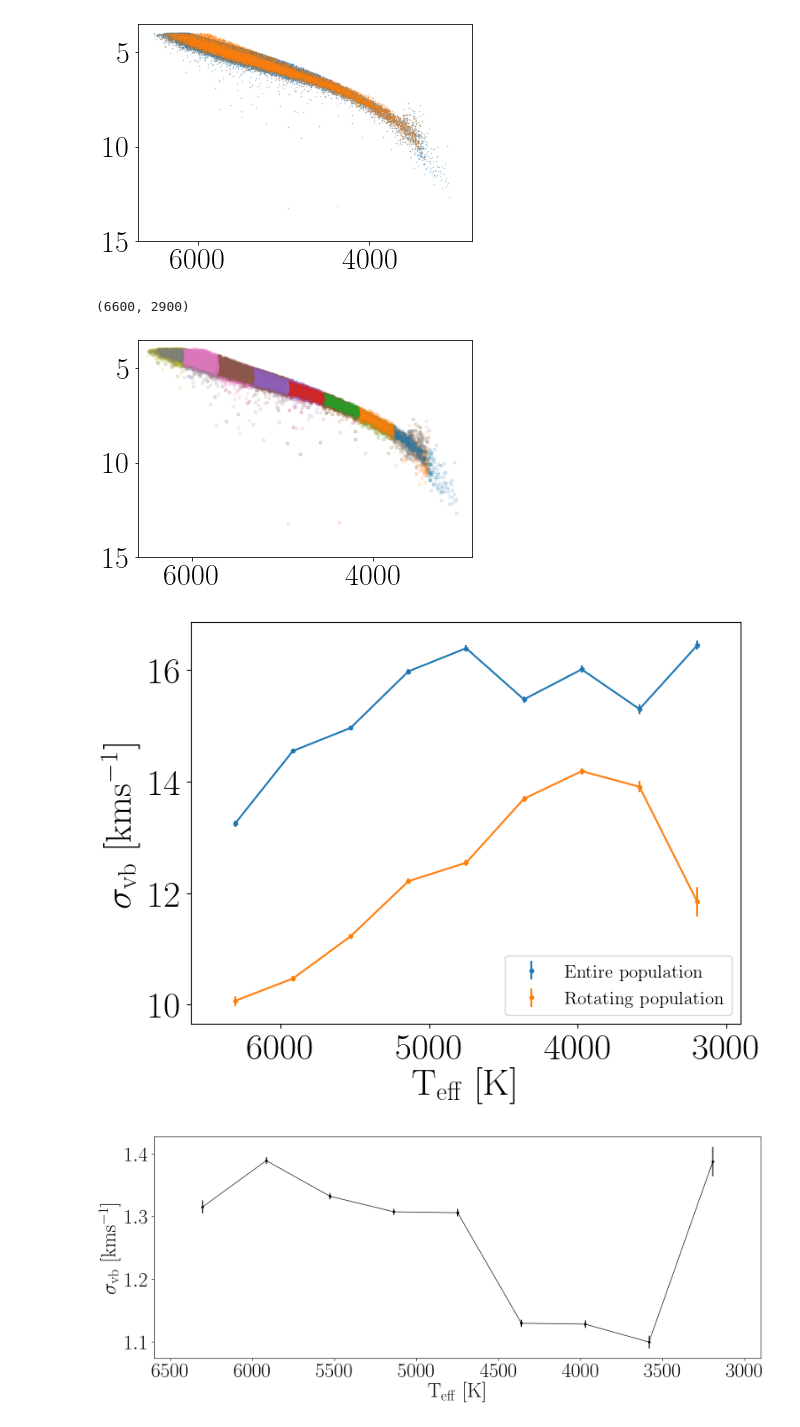
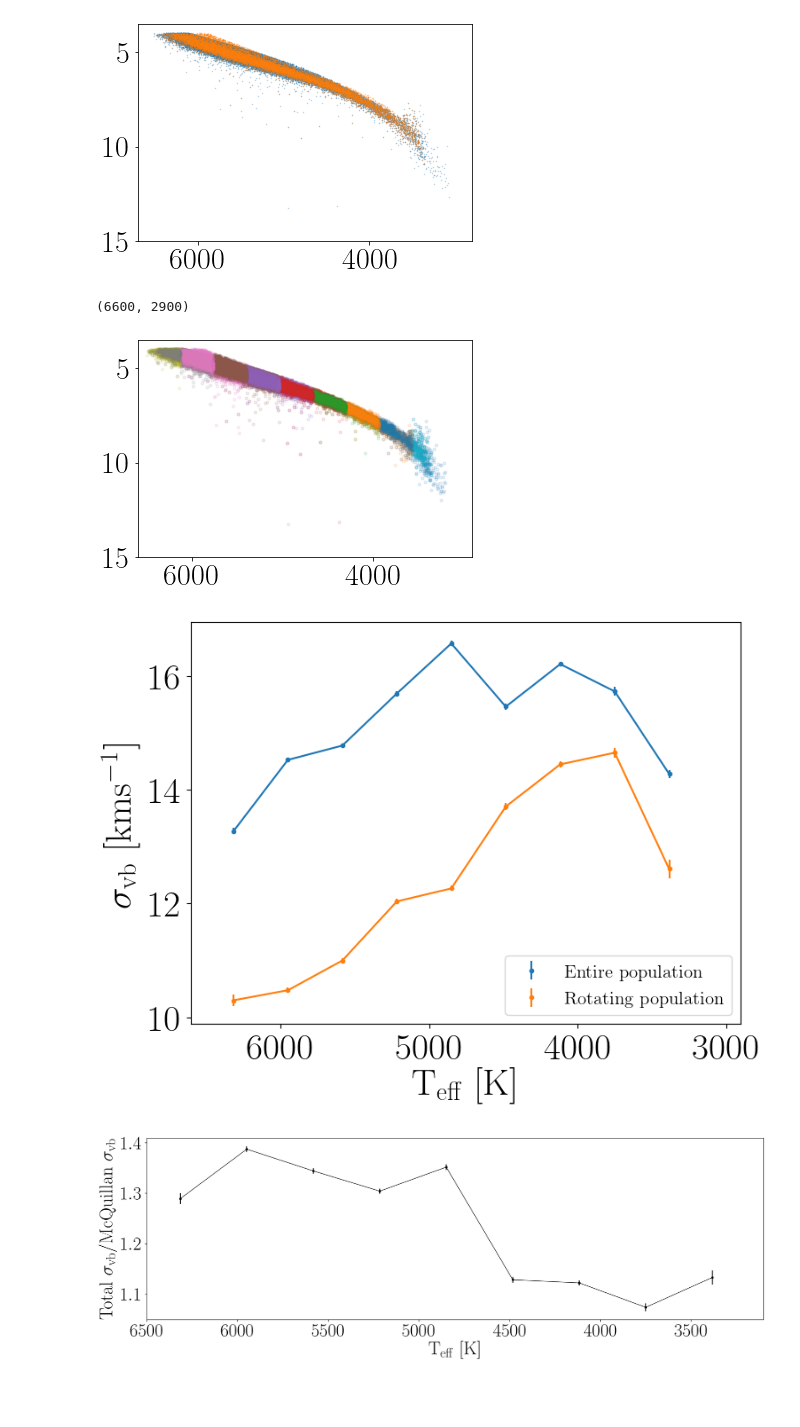
Before and after one commit to RuthAngus/kinematics-and-rotation, a Jupyter notebook: figure_codez/Compare_to_field.ipynb, the cells around one changed output. Drawn from its saved outputs; the diff is of its cells as text; code cells hidden in the pictures; blank space fills up the shorter version.

```diff
--- a/figure_codez/Compare_to_field.ipynb
+++ b/figure_codez/Compare_to_field.ipynb
@@ -22,10 +22,10 @@ plotpar = {'axes.labelsize': 30,
            'text.usetex': True}
 plt.rcParams.update(plotpar)
 # %%
-gaia_mc0 = pd.read_csv("gaia_mc5.csv")
+gaia_mc0 = pd.read_csv("../code/gaia_mc5.csv")
 print(len(gaia_mc0))
 
-travis = pd.read_csv("../figure_codez/Ruth_McQuillan_Masses_Out.csv")
+travis = pd.read_csv("Ruth_McQuillan_Masses_Out.csv")
 masses = pd.DataFrame(dict({"kepid": travis.KIC.values, "Mass": travis.iso_mass.values}))
 masses.head()
 gaia_mc0 = pd.merge(masses, gaia_mc0, how="right", on="kepid", suffixes=["_berger", ""])
@@ -35,12 +35,6 @@ gaia_mc0 = gaia_mc0.iloc[gaia_mc0.abs_G.values > 4]
 # Cut out photometric binaries.
 m = gaia_mc0.flag.values == 1
 gaia_mc1 = gaia_mc0.iloc[m]*1
-# print(np.shape(gaia_mc1), "no visual binaries or subgiants")
-# gaia_mc1 = gaia_mc0*1
-
-# plt.plot(gaia_mc0.bp_dered - gaia_mc0.rp_dered, gaia_mc0.abs_G, ".", alpha=.1)
-# plt.plot(gaia_mc1.bp_dered - gaia_mc1.rp_dered, gaia_mc1.abs_G, ".", alpha=.1)
-# plt.ylim(10, 1)
 
 # Cut out stars with large vb uncertainties.
 m = gaia_mc1.vb_err.values < 1.
@@ -48,10 +42,6 @@ print(np.shape(gaia_mc1.iloc[m]), "no large vb uncertainties")
 
 m &= gaia_mc1.phot_g_mean_mag.values < 16.
 print(np.shape(gaia_mc1.iloc[m]), "no faint stars")
-
-# Cut out rapid rotators (synchronized binaries)
-# m &= gaia_mc1.age.values > .5
-# print(np.shape(gaia_mc1.iloc[m]), "no rapid rotators")
 
 # Cut out very hot and very cold stars. The hot limit is usually 5000 and the cool usually 3500
 mint, maxt = 3000, 6500
@@ -63,10 +53,6 @@ bmax = 15
 m &= (gaia_mc1.b.values < bmax)
 print(np.shape(gaia_mc1.iloc[m]), "no high latitude stars")
 
-# # Restrict to stars with Vz
-# m &= np.isfinite(gaia_mc1.vz.values)
-# print(np.shape(gaia_mc1.iloc[m]), "only stars with Vz")
-
 gaia_mc = gaia_mc1.iloc[m]
 # %% [output]
 31357
@@ -124,7 +104,7 @@ plt.xlim(6700, 2800)
 # %%
 from kinematics_and_rotation.dispersion import select_stars
 
-teff_bins = np.linspace(3000, 6500, 10)
+teff_bins = np.linspace(3200, 6500, 10)
 mid_teff_bins = teff_bins[:-1] + .5*np.diff(teff_bins)
 kep_masks = select_stars(df1, teff_bins, "color_teffs")
 mc_masks = select_stars(gaia_mc, teff_bins, "color_teffs")
@@ -137,7 +117,7 @@ plt.ylim(15, 3.5)
 plt.xlim(6600, 2900)
 # %% [output]
 (6600, 2900)
-[figure, old version]
+[figure, new version]
 # %%
 def mc_uncert(values, uncerts, nsamps):
     resamp_values = np.random.randn(len(values), nsamps)*uncerts[:, None] + values[:, None]
@@ -171,21 +151,20 @@ plt.xlabel("$\mathrm{T_{eff}~[K]}$")
 plt.ylabel("$\mathrm{\sigma_{vb}~[kms^{-1}]}$")
 plt.xlim(6600, 2900);
 # %% [output]
-[figure, old version]
+[figure, new version]
 # %%
 plt.figure(figsize=(16, 6), dpi=200)
 
 plt.errorbar(mid_teff_bins, all_sigmavb/rot_sigmavb, yerr=np.sqrt(all_err**2 + rot_err**2)/rot_sigmavb, fmt="k.", label="$\mathrm{Entire~population}$")
 plt.plot(mid_teff_bins, all_sigmavb/rot_sigmavb, "k", lw=.8)
 
-# plt.errorbar(mid_teff_bins, rot_sigmavb, yerr=rot_err, fmt="C1.", label="$\mathrm{Rotating~population}$")
-# plt.plot(mid_teff_bins, rot_sigmavb, "C1")
-
 # plt.legend()
 plt.xlabel("$\mathrm{T_{eff}~[K]}$")
-plt.ylabel("$\mathrm{\sigma_{vb}~[kms^{-1}]}$")
-plt.xlim(6600, 2900);
-plt.savefig("field_comparison.pdf")
+plt.ylabel("$\mathrm{Total~\sigma_{vb}/ McQuillan~\sigma_{vb}}$")
+plt.xlim(6500, 3100);
+plt.tight_layout()
+
+plt.savefig("../paper/field_comparison.pdf")
 plt.savefig("field_comparison")
 # %% [output]
-[figure, old version]
+[figure, new version]
```
Also changed, not shown: parts of 3 cells of this notebook, 1 other file.
